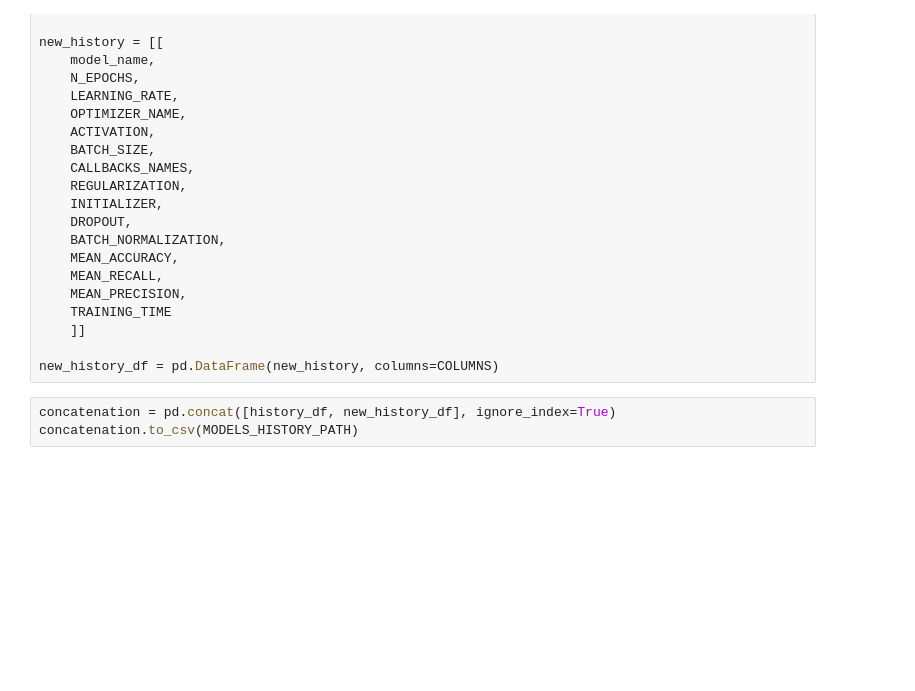
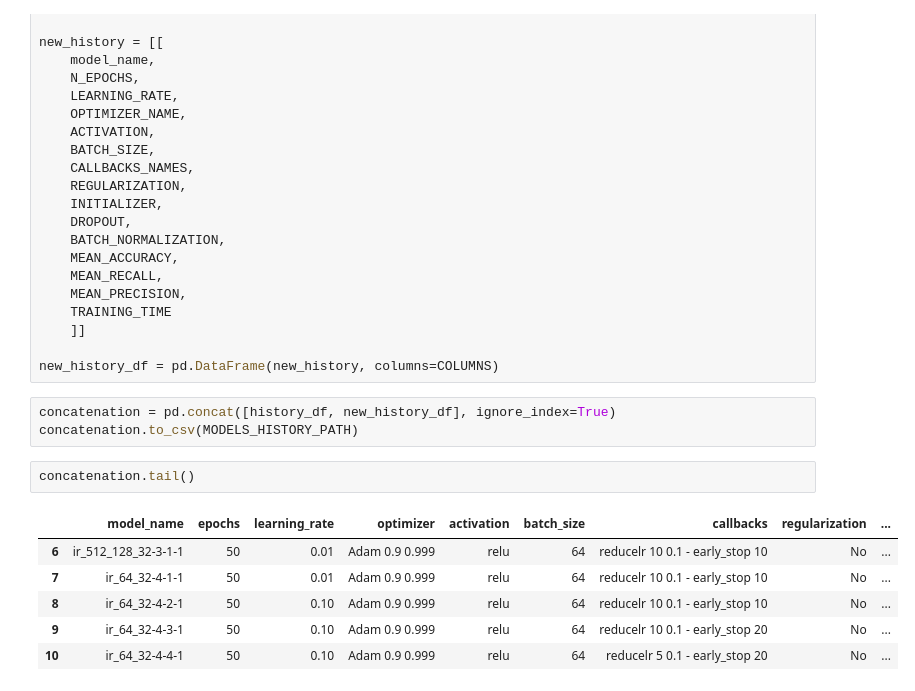
Before and after one commit to Dacarpe03/ImageDetectionAndRecognition, a Jupyter notebook: TrainingNotebooks/image_recognition.ipynb, the cells around one changed output. Cells and saved outputs as stored; diff of their text form; blank space fills up the shorter version.

```diff
--- a/TrainingNotebooks/image_recognition.ipynb
+++ b/TrainingNotebooks/image_recognition.ipynb
@@ -363,3 +496,12 @@ new_history_df = pd.DataFrame(new_history, columns=COLUMNS)
 # %%
 concatenation = pd.concat([history_df, new_history_df], ignore_index=True)
 concatenation.to_csv(MODELS_HISTORY_PATH)
+# %%
+concatenation.tail()
+# %% [output]
+|  | model_name | epochs | learning_rate | optimizer | activation | batch_size | callbacks | regularization | ... |
+| 6 | ir_512_128_32-3-1-1 | 50 | 0.01 | Adam 0.9 0.999 | relu | 64 | reducelr 10 0.1 - early_stop 10 | No | ... |
+| 7 | ir_64_32-4-1-1 | 50 | 0.01 | Adam 0.9 0.999 | relu | 64 | reducelr 10 0.1 - early_stop 10 | No | ... |
+| 8 | ir_64_32-4-2-1 | 50 | 0.10 | Adam 0.9 0.999 | relu | 64 | reducelr 10 0.1 - early_stop 10 | No | ... |
+| 9 | ir_64_32-4-3-1 | 50 | 0.10 | Adam 0.9 0.999 | relu | 64 | reducelr 10 0.1 - early_stop 20 | No | ... |
+| 10 | ir_64_32-4-4-1 | 50 | 0.10 | Adam 0.9 0.999 | relu | 64 | reducelr 5 0.1 - early_stop 20 | No | ... |
```
Also changed, not shown: parts of 12 cells of this notebook, 13 other files.
